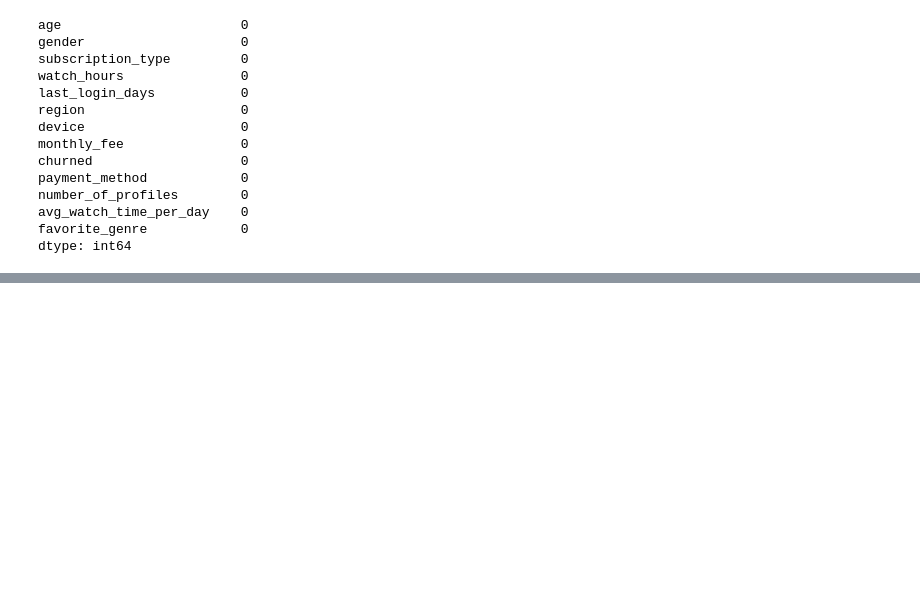
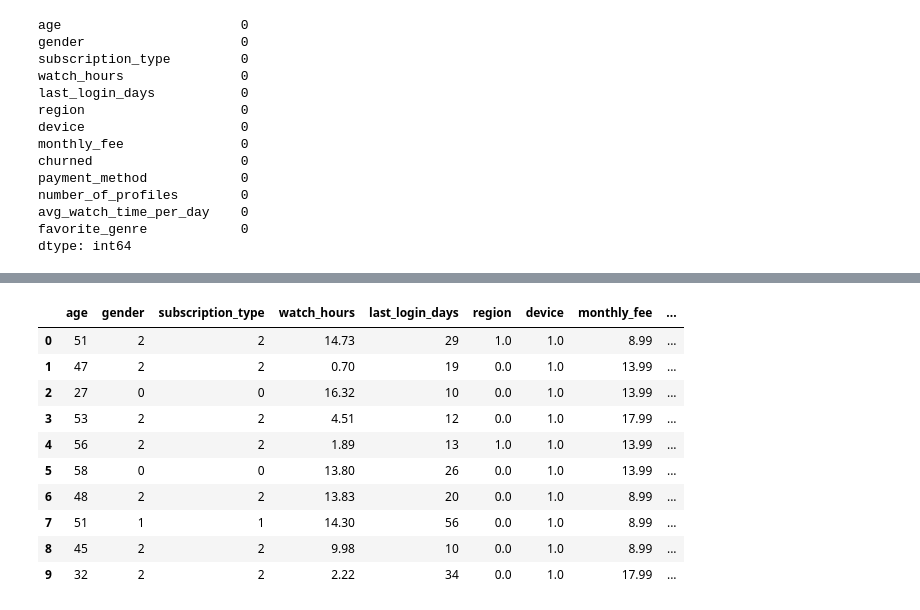
Before and after one commit to Vivekadile/Deep-learning-journey, a Jupyter notebook: notebooks/ANN/Netflix_customer_churn.ipynb, the cells around one changed output, grey strips where cells are left out. Saved outputs shown, nothing was run; the diff lists cells and outputs as text; code cells hidden in the pictures; blank space fills up the shorter version.

```diff
--- a/notebooks/ANN/Netflix_customer_churn.ipynb
+++ b/notebooks/ANN/Netflix_customer_churn.ipynb
@@ -69,0 +125,4 @@ df
+# %%
+
+df['gender'] = lb.fit_transform(df['gender'])
+df['subscription_type'] = lb.fit_transform(df['subscription_type'])
@@ -69,0 +137,6 @@ df
+# %%
+lb = LabelEncoder()
+df['subscription_type'] = lb.fit_transform(df['subscription_type'])
+
+print(lb.classes_)
+lb.classes_
@@ -69,0 +173,11 @@ df
+# %%
+from sklearn.preprocessing import OneHotEncoder
+
+on = OneHotEncoder(sparse_output=False)
+
+encoded = on.fit_transform(df[['region']])
+# %%
+df['region']=encoded
+df['payment_method']=on.fit_transform(df[['payment_method']])
+df['device']=on.fit_transform(df[['device']])
+df['favorite_genre']=on.fit_transform(df[['favorite_genre']])
@@ -69,0 +224,14 @@ df
+# %%
+df[:10]
+# %% [output]
+|  | age | gender | subscription_type | watch_hours | last_login_days | region | device | monthly_fee | ... |
+| 0 | 51 | 2 | 2 | 14.73 | 29 | 1.0 | 1.0 | 8.99 | ... |
+| 1 | 47 | 2 | 2 | 0.70 | 19 | 0.0 | 1.0 | 13.99 | ... |
+| 2 | 27 | 0 | 0 | 16.32 | 10 | 0.0 | 1.0 | 13.99 | ... |
+| 3 | 53 | 2 | 2 | 4.51 | 12 | 0.0 | 1.0 | 17.99 | ... |
+| 4 | 56 | 2 | 2 | 1.89 | 13 | 1.0 | 1.0 | 13.99 | ... |
+| 5 | 58 | 0 | 0 | 13.80 | 26 | 0.0 | 1.0 | 13.99 | ... |
+| 6 | 48 | 2 | 2 | 13.83 | 20 | 0.0 | 1.0 | 8.99 | ... |
+| 7 | 51 | 1 | 1 | 14.30 | 56 | 0.0 | 1.0 | 8.99 | ... |
+| 8 | 45 | 2 | 2 | 9.98 | 10 | 0.0 | 1.0 | 8.99 | ... |
+| 9 | 32 | 2 | 2 | 2.22 | 34 | 0.0 | 1.0 | 17.99 | ... |
```
Also changed, not shown: parts of 18 cells of this notebook.
